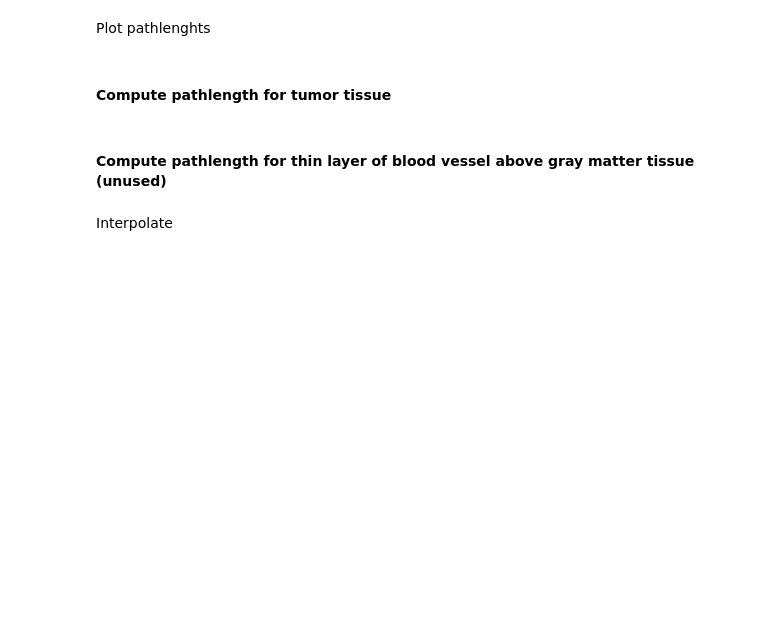
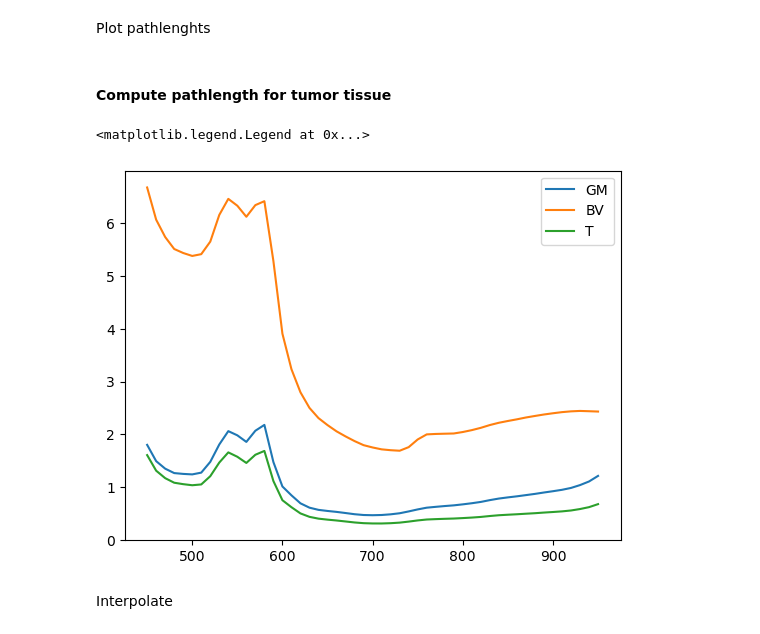
Before and after one commit to leonngl/hyperspectral-fit-idp, a Jupyter notebook: notebooks/generate_mcs_pathlengths.ipynb, the cells around one changed output. Drawn from its saved outputs; the diff is of its cells as text; code cells hidden in the pictures; blank space fills up the shorter version.

```diff
--- a/notebooks/generate_mcs_pathlengths.ipynb
+++ b/notebooks/generate_mcs_pathlengths.ipynb
@@ -288,8 +288,18 @@ for i, (wl, mu_a, mu_s) in enumerate(zip(sample_wavelengths, mu_a_vals_t, mu_s_v
 
     with open(config.pl_dir / "tumor_mcs.txt", "ab") as f:
         np.savetxt(f, tumor_mcs[[i]])
-# %% [markdown]
-#### Compute pathlength for thin layer of blood vessel above gray matter tissue (unused)
+# %%
+gray_matter_mcs_pathlength_data = np.loadtxt(config.pl_dir / "gray_matter_mcs.txt")
+blood_vessel_mcs_pathlength_data = np.loadtxt(config.pl_dir / "blood_vessel_pure_mcs.txt")
+tumor_mcs_pathlength_data = np.loadtxt(config.pl_dir / "tumor_mcs.txt")
+# %%
+plt.plot(gray_matter_mcs_pathlength_data[:, 0], -np.log(gray_matter_mcs_pathlength_data[:, -3]), label="GM")
+plt.plot(blood_vessel_mcs_pathlength_data[:, 0], -np.log(blood_vessel_mcs_pathlength_data[:, -3]), label="BV")
+plt.plot(tumor_mcs_pathlength_data[:, 0], -np.log(tumor_mcs_pathlength_data[:, -3]), label="T")
+plt.legend()
+# %% [output]
+<matplotlib.legend.Legend at 0x...>
+[figure, added]
 # %%
 bv_thickness = 0.1 #[mm], = voxel size
 tissue_depth = 120 #[mm]
```
Also changed, not shown: 11 other files.
